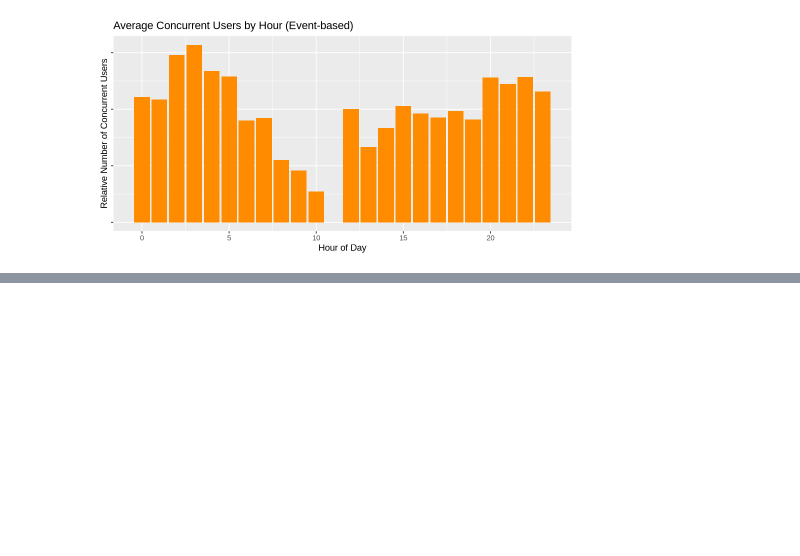
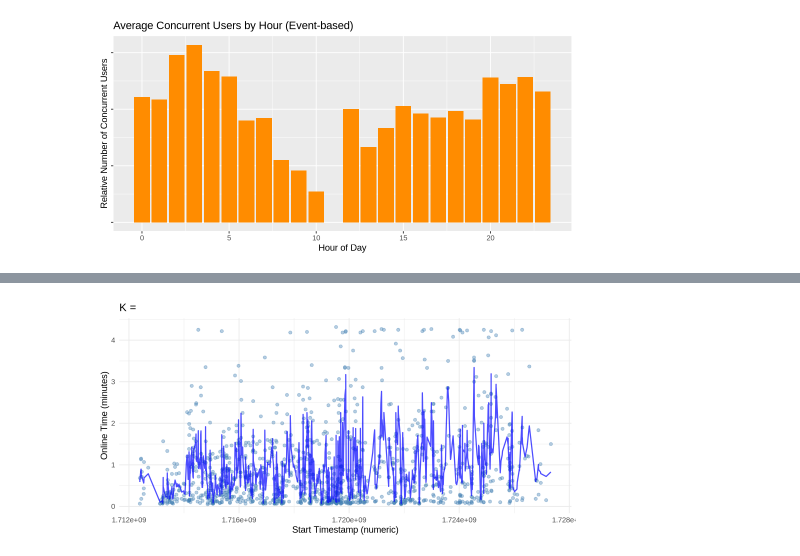
Before and after one commit to billtxsong-lang/bill, a Jupyter notebook: Untitled.ipynb, the cells around one changed output, grey strips where cells are left out. Saved outputs shown, nothing was run; the diff lists cells and outputs as text; code cells hidden in the pictures; blank space fills up the shorter version.

Commit message:
commit3
added a regression model

```diff
--- a/Untitled.ipynb
+++ b/Untitled.ipynb
@@ -94,0 +126,88 @@ scale_y_continuous(labels = NULL)
+# %%
+
+sessions <- read_csv(url,
+                     col_types = cols(
+                       start_time = col_character(),
+                       end_time = col_character(),
+                       .default = col_skip()
+                     ))
+
+data1 <- sessions |>
+  mutate(
+    start = dmy_hm(start_time),
+    end   = dmy_hm(end_time),
+    start_ts = as.numeric(start),
+    end_ts   = as.numeric(end),
+    online_time = as.numeric(end - start) / 60
+  ) |>
+  select(start_ts, end_ts, online_time) |>
+  drop_na()
+
+
+
+
+set.seed(123)
+data_split <- initial_split(data1, prop = 0.8)
+train_data <- training(data_split)
+test_data  <- testing(data_split)
+
+knn_recipe <- recipe(online_time ~ start_ts + end_ts, data = train_data) |>
+  step_normalize(all_predictors())
+
+knn_spec <- nearest_neighbor(mode = "regression", neighbors = 5) |>
+  set_engine("kknn")
+
+knn_wf <- workflow() |>
+  add_recipe(knn_recipe) |>
+  add_model(knn_spec)
+
+knn_fit <- knn_wf |> fit(train_data)
+
+predictions <- knn_fit |>
+  predict(test_data) |>
+  bind_cols(test_data)
+
+metrics <- predictions |>
+  metrics(truth = online_time, estimate = .pred)
+
+print(metrics)
+k_value <- knn_fit$fit$spec$args$neighbors
+
+train_viz <- knn_fit |>
+  predict(train_data) |>
+  bind_cols(train_data) |>
+  arrange(start_ts)
+
+
+ggplot(train_viz, aes(x = start_ts)) +
+  geom_point(aes(y = online_time), color = "steelblue", alpha = 0.4) +
+  geom_line(aes(y = .pred), color = "blue", linewidth = 0.7, alpha=0.7) +
+  labs(
+    title = paste("K =", k_value),
+    x = "Start Timestamp (numeric)",
+    y = "Online Time (minutes)"
+  ) +
+  theme_minimal()
+ggplot(predictions, aes(x = online_time, y = .pred)) +
+  geom_point(color = "steelblue", alpha = 0.7) +
+  geom_abline(linetype = "dashed", color = "red") +
+  labs(
+    title = "KNN: Predicted vs Actual Online Time (minutes)",
+    x = "Actual (min)", y = "Predicted (min)"
+  ) +
+  theme_minimal()
+
+saveRDS(knn_fit, "knn_online_time_model.rds")
+
+new_data <- tibble(
+  start_time = "25/08/2024 20:00",
+  end_time   = "25/08/2024 21:30"
+) |>
+  mutate(
+    start = dmy_hm(start_time),
+    end   = dmy_hm(end_time),
+    start_ts = as.numeric(start),
+    end_ts   = as.numeric(end)
+  ) |>
+  select(start_ts, end_ts)
+# %% [output]
@@ -94,0 +220 @@ scale_y_continuous(labels = NULL)
+[figure, added]
```
Also changed, not shown: parts of 11 cells of this notebook.
